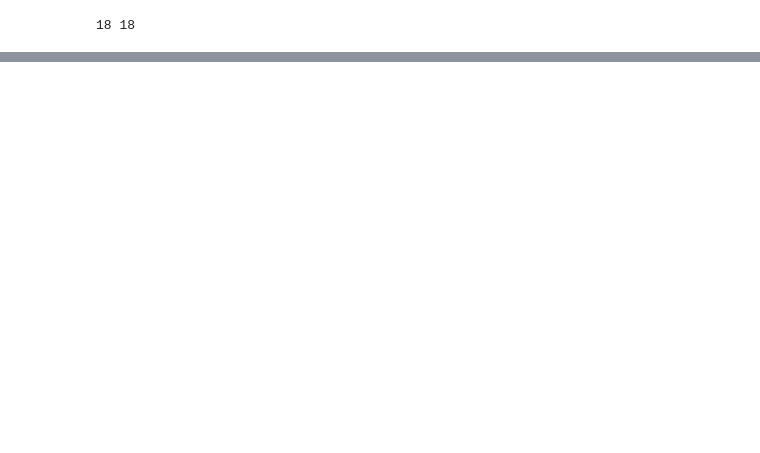
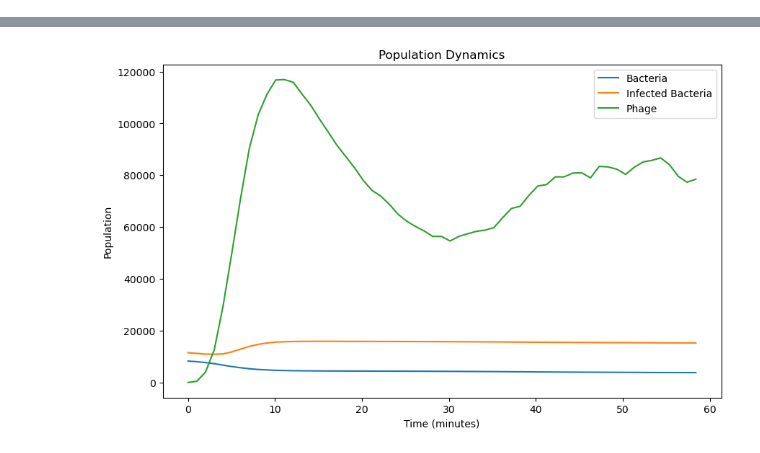
Before and after one commit to namikomit/LysisInhibitionAgentBasedModel, a Jupyter notebook: LysisInhibitionFixeddt.ipynb, the cells around one changed output, grey strips where cells are left out. Cells and saved outputs as stored; diff of their text form; code cells hidden in the pictures; blank space fills up the shorter version.

Commit message:
Updated to make the correct rates used. The structure should be changed to make use of vector format. But I could just move to Julia.

```diff
--- a/LysisInhibitionFixeddt.ipynb
+++ b/LysisInhibitionFixeddt.ipynb
@@ -275,4 +125,74 @@ test
-# %%
-print(irecord, int(final_time/record_time_step))
-# %% [output]
-18 18
+# %%
+#Here we define the system parameters.
+#We start with the simulation done in the Julia's thesis of different MSOI
+growth_rate = 0 #per minute
+lysis_rate = 1/23  #per minute
+growth_timer = 10 #max growth timer
+lysis_timer = 23 #max lysis timer
+eclipse = 15    #eclipse time in minutes
+burst_size = 100 #burst size
+burst_rate=burst_size/(1/lysis_rate-eclipse)
+eta = 5e-9  #adsorption rate per ml/min
+lysis_inhibition=True
+lysis_inhibition_timer=5
+lysis_from_without=False
+lysis_from_without_phage=10
+lo_resistance=False
+lo_resistance_time=5
+li_collapse=False
+li_collapse_phage=80
+time_step=0.001
+# %%
+#Now set the initial condition and run the simulation.
+record_time_step = 1 #minutes
+
+factor=0.01
+carrying_capacity = int(1e9*factor) #max cells
+bacteria = int(2e5) #cells
+infected=int(1e5)
+si_duration=3 #minutes
+msoi=0. #=P_0(1-exp(-eta*B*si_duration))/(eta*B^2)
+P0=msoi*(eta*((bacteria+infected)/factor)**2)/(1-np.exp(-eta*float(bacteria+infected)/factor*si_duration))
+phage = int(P0*factor) #pfu
+si_time=15 #minutes
+final_time = si_time #minutes
+
+Bstate = np.zeros(carrying_capacity) # 1 to growth_timer is uninfected, growth_timer+1 to growth_timer+lysis_timer is infected
+    # assign a random integer number between 1 and growth_timer to each bacteria
+Pstate = np.zeros(carrying_capacity) # recording time spent in infected state, to compute number of produced phages for an infected bacteria, proportional to time spent in infected state (minus ecliplse)
+Istate = np.zeros(carrying_capacity) # Count the number of infection in total
+LORstate = np.zeros(carrying_capacity, np.bool_) # boolian, True if it is in Lysis from without resistant state
+Bstate[:bacteria-infected] = np.random.randint(1, growth_timer+1, size=bacteria-infected)
+Bstate[bacteria-infected:bacteria] = growth_timer+1
+bacteriaever=bacteria
+print(phage)
+time, Btimeseries, Itimeseries, Ptimeseries, irecord = simulate_polulation_agents(Bstate, Pstate, Istate, LORstate, time_step,record_time_step, final_time,  \
+                                bacteria, phage, infected,bacteriaever, carrying_capacity, \
+                               growth_rate, lysis_rate, burst_rate,eclipse, growth_timer, lysis_timer, eta, lysis_inhibition, lysis_inhibition_timer, \
+                                   lysis_from_without, lysis_from_without_phage, lo_resistance, lo_resistance_time, li_collapse, li_collapse_phage)
+
+phage=0
+mask = (Bstate >= 1) & (Bstate <= growth_timer)
+bacteria=np.sum(mask)
+mask = (Bstate >= growth_timer+1)
+infected=np.sum(mask)
+final_time = 60 #minutes
+
+
+time2, Btimeseries2, Itimeseries2, Ptimeseries2, irecord2 = simulate_polulation_agents(Bstate, Pstate, Istate, LORstate, time_step,record_time_step, final_time,  \
+                                bacteria, phage, infected, bacteriaever, carrying_capacity, \
+                               growth_rate, lysis_rate, burst_rate,eclipse, growth_timer, lysis_timer, eta, lysis_inhibition, lysis_inhibition_timer, \
+                                   lysis_from_without, lysis_from_without_phage, lo_resistance, lo_resistance_time, li_collapse, li_collapse_phage)
+
+
+
+plt.figure(figsize=(10, 6))
+plt.plot(time2[:irecord2], Btimeseries2[:irecord2], label='Bacteria')
+plt.plot(time2[:irecord2], Itimeseries2[:irecord2], label='Infected Bacteria')
+plt.plot(time2[:irecord2], Ptimeseries2[:irecord2], label='Phage')
+plt.xlabel('Time (minutes)')
+plt.ylabel('Population')
+plt.title('Population Dynamics')
+plt.legend()
+plt.show()
+# %% [output]
@@ -278,0 +216 @@ print(irecord, int(final_time/record_time_step))
+[figure, added]
```
Also changed, not shown: parts of 3 cells of this notebook.
